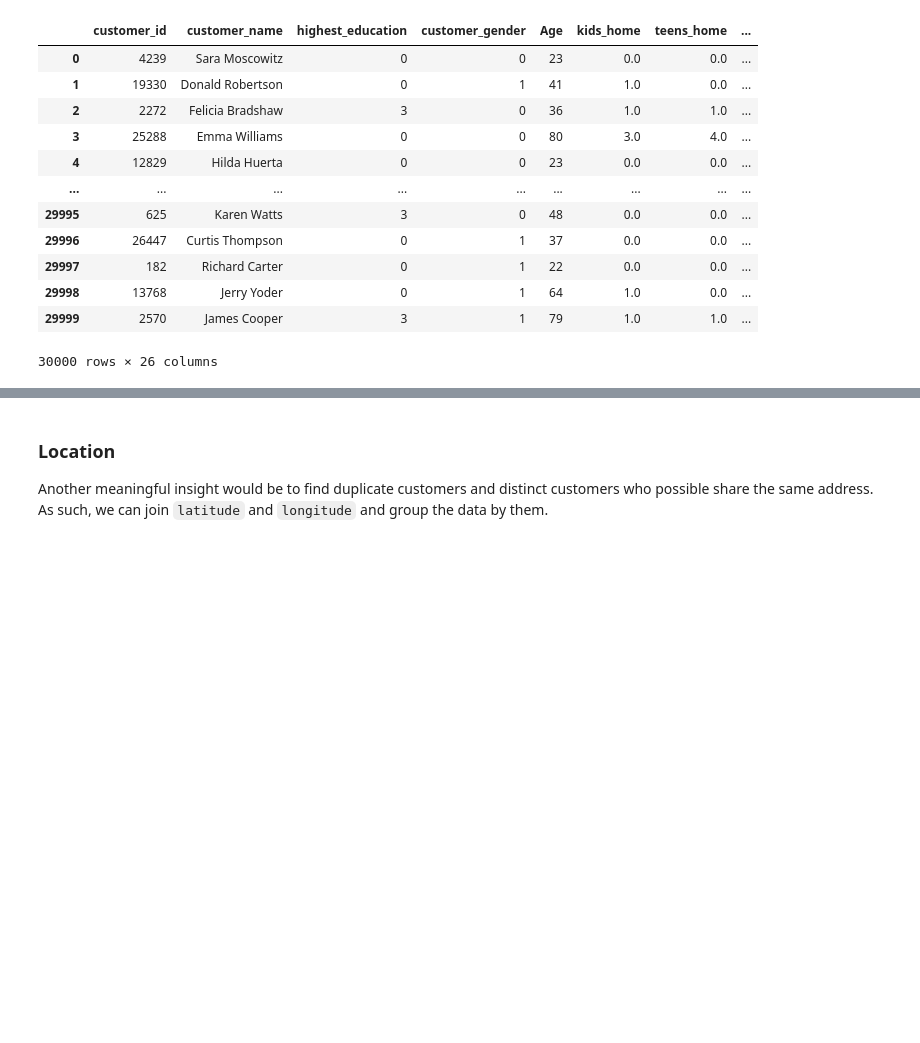
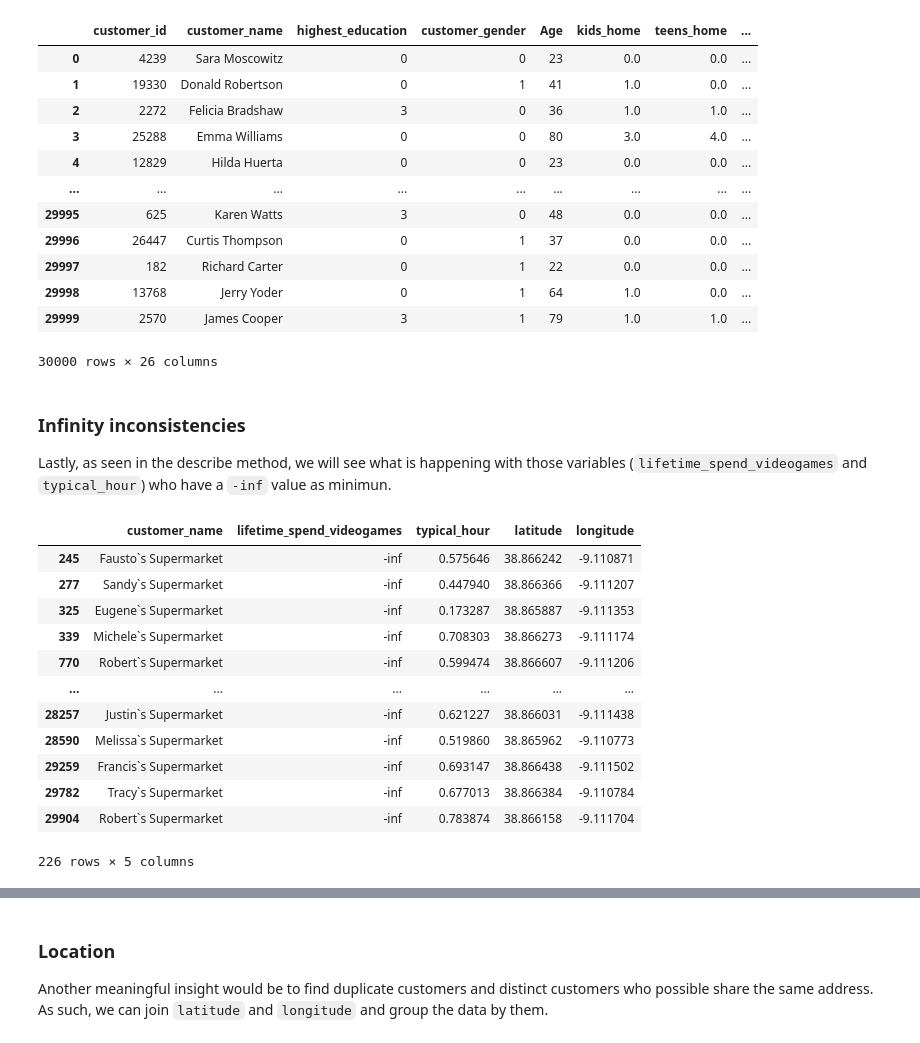
Before and after one commit to MarceloJ18/KeizerKrukis, a Jupyter notebook: proj_code_nb.ipynb, the cells around one changed output, grey strips where cells are left out. Drawn from its saved outputs; the diff is of its cells as text; code cells hidden in the pictures; blank space fills up the shorter version.

```diff
--- a/proj_code_nb.ipynb
+++ b/proj_code_nb.ipynb
@@ -359,3 +358,22 @@ customer_info
 | 29998 | 13768 | Jerry Yoder | 0 | 1 | 64 | 1.0 | 0.0 | ... |
 | 29999 | 2570 | James Cooper | 3 | 1 | 79 | 1.0 | 1.0 | ... |
 30000 rows × 26 columns
+# %% [markdown]
+### Infinity inconsistencies
+Lastly, as seen in the describe method, we will see what is happening with those variables (`lifetime_spend_videogames` and `typical_hour`) who have a `-inf` value as minimun.
+# %%
+customer_info[['customer_name', 'lifetime_spend_videogames', 'typical_hour', 'latitude', 'longitude']].loc[(customer_info['typical_hour'] == -np.inf) | (customer_info['lifetime_spend_videogames'] == -np.inf)]
+# %% [output]
+|  | customer_name | lifetime_spend_videogames | typical_hour | latitude | longitude |
+| 245 | Fausto`s Supermarket | -inf | 0.575646 | 38.866242 | -9.110871 |
+| 277 | Sandy`s Supermarket | -inf | 0.447940 | 38.866366 | -9.111207 |
+| 325 | Eugene`s Supermarket | -inf | 0.173287 | 38.865887 | -9.111353 |
+| 339 | Michele`s Supermarket | -inf | 0.708303 | 38.866273 | -9.111174 |
+| 770 | Robert`s Supermarket | -inf | 0.599474 | 38.866607 | -9.111206 |
+| ... | ... | ... | ... | ... | ... |
+| 28257 | Justin`s Supermarket | -inf | 0.621227 | 38.866031 | -9.111438 |
+| 28590 | Melissa`s Supermarket | -inf | 0.519860 | 38.865962 | -9.110773 |
+| 29259 | Francis`s Supermarket | -inf | 0.693147 | 38.866438 | -9.111502 |
+| 29782 | Tracy`s Supermarket | -inf | 0.677013 | 38.866384 | -9.110784 |
+| 29904 | Robert`s Supermarket | -inf | 0.783874 | 38.866158 | -9.111704 |
+226 rows × 5 columns
```
Also changed, not shown: parts of 13 cells of this notebook, 1 other file.
